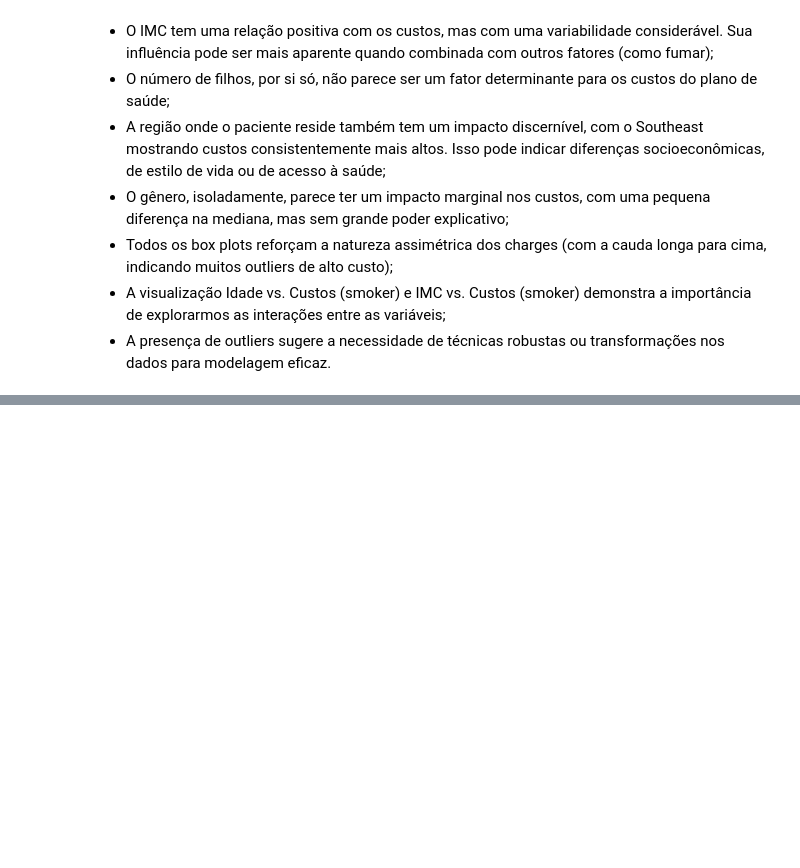
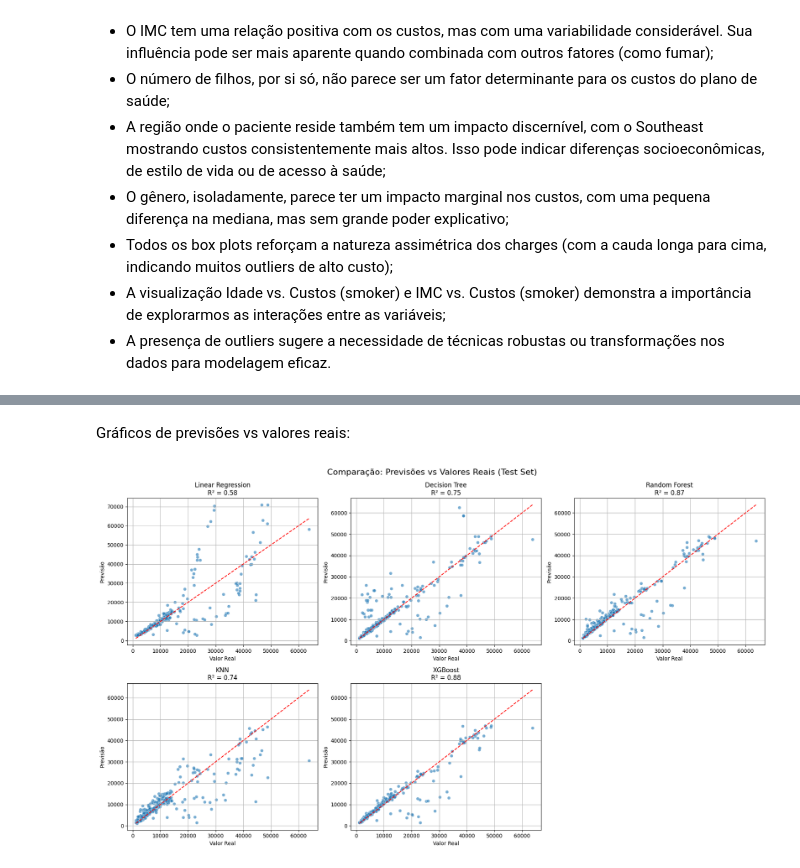
Before and after one commit to carolinampessoa/TechChallengeFase1, a Jupyter notebook: TechChallengeFase1.ipynb, the cells around one changed output, grey strips where cells are left out. Drawn from its saved outputs; the diff is of its cells as text; code cells hidden in the pictures; blank space fills up the shorter version.

```diff
--- a/TechChallengeFase1.ipynb
+++ b/TechChallengeFase1.ipynb
@@ -171,0 +281,4 @@ Limpeza de dados: conforme avaliado anteriormente, a base de dados não possui d
+# %%
+# Treinando os modelos com a variável target original, sem transformação logaritmica
+for nome, modelo  in modelos.items():
+    modelo.fit(x_train, y_train);
@@ -171,0 +306,8 @@ Limpeza de dados: conforme avaliado anteriormente, a base de dados não possui d
+# %%
+# Treinando os modelos com a variável target transformada em log para lidar com a assimetria dos dados
+for nome, modelo  in modelos.items():
+    modelo.fit(x_train, y_train_log);
+
+df_resultados_teste = avaliar_modelos(modelos, x_test, y_test, usar_log=True)
+print("\nResultados dos Modelos:\n")
+print(df_resultados_teste)
@@ -171,0 +346,34 @@ Limpeza de dados: conforme avaliado anteriormente, a base de dados não possui d
+# %% [markdown]
+Gráficos de previsões vs valores reais:
+# %%
+# Obter previsões de todos os modelos no conjunto de teste
+y_preds = {}
+for nome, modelo in modelos.items():
+    y_pred = modelo.predict(x_test)
+    y_pred = np.exp(y_pred)  # Inverte a transformação log
+    y_preds[nome] = y_pred
+
+# Criar os gráficos em uma grade 2x3
+fig, axes = plt.subplots(2, 3, figsize=(18, 10))
+axes = axes.flatten()
+
+# Plotar os gráficos
+for i, (nome, y_pred) in enumerate(y_preds.items()):
+    ax = axes[i]
+    sns.scatterplot(x=y_test, y=y_pred, ax=ax, alpha=0.6)
+    ax.plot([y_test.min(), y_test.max()], [y_test.min(), y_test.max()], 'r--')
+    ax.set_title(f'{nome}\nR² = {r2_score(y_test, y_pred):.2f}')
+    ax.set_xlabel('Valor Real')
+    ax.set_ylabel('Previsão')
+    ax.grid(True)
+
+# Remover subplot extra (posição 6 não usada)
+if len(y_preds) < len(axes):
+    for j in range(len(y_preds), len(axes)):
+        fig.delaxes(axes[j])
+
+plt.tight_layout()
+plt.suptitle("Comparação: Previsões vs Valores Reais (Test Set)\n", fontsize=16, y=1.02)
+plt.show()
+# %% [output]
+[figure, added]
```
Also changed, not shown: parts of 24 cells of this notebook.
